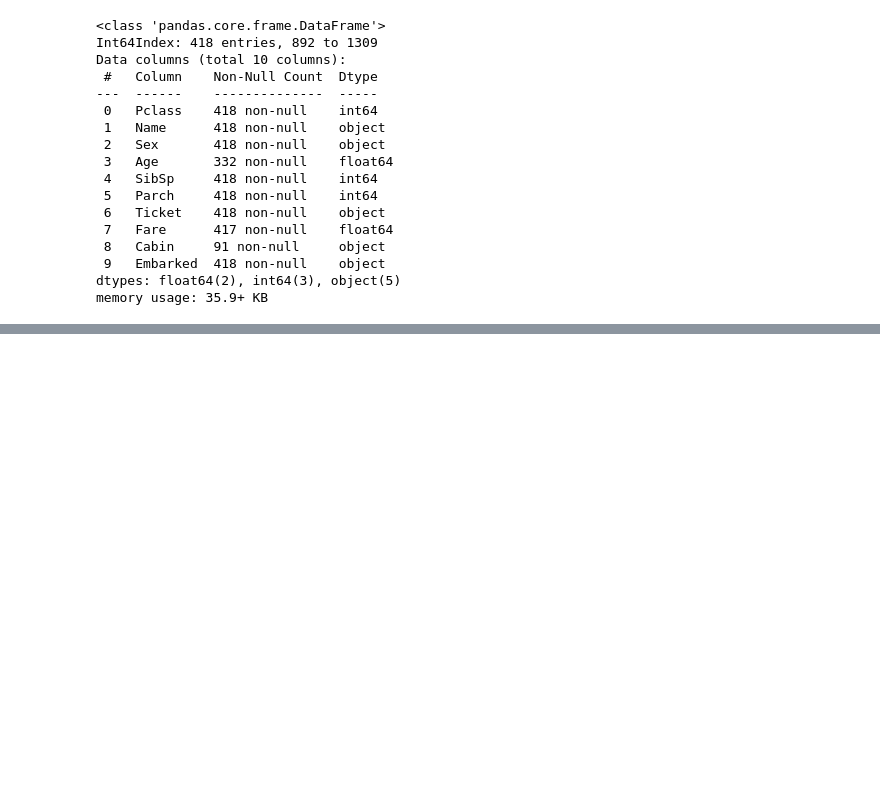
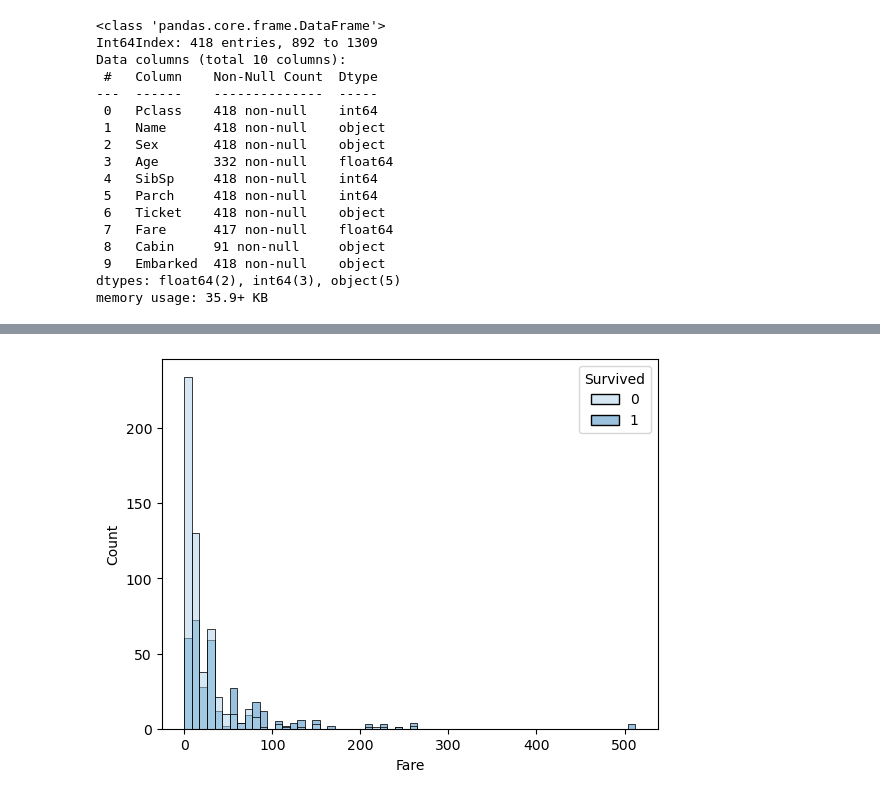
Before and after one commit to HaColab2k/Data-analyst, a Jupyter notebook: Projects/Titanic_ML_Disaster.ipynb, the cells around one changed output, grey strips where cells are left out. Saved outputs shown, nothing was run; the diff lists cells and outputs as text; code cells hidden in the pictures; blank space fills up the shorter version.

```diff
--- a/Projects/Titanic_ML_Disaster.ipynb
+++ b/Projects/Titanic_ML_Disaster.ipynb
@@ -192,0 +274,4 @@ train_df.describe(include=['category'])
+# %%
+sns.histplot(data=train_df, x='Fare', hue='Survived', bins=60, palette="Blues");
+# %% [output]
+[figure, added]
```
Also changed, not shown: parts of 23 cells of this notebook.
